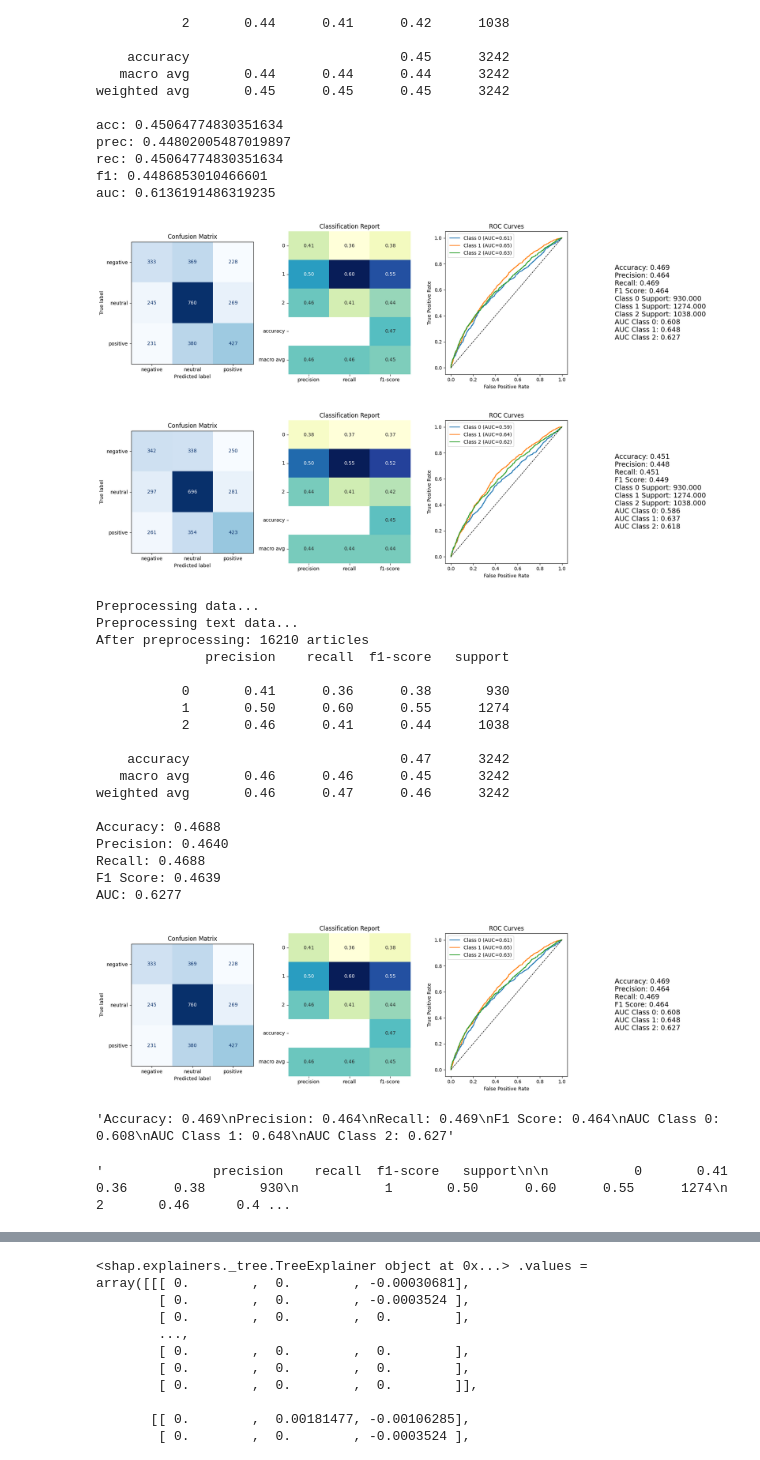
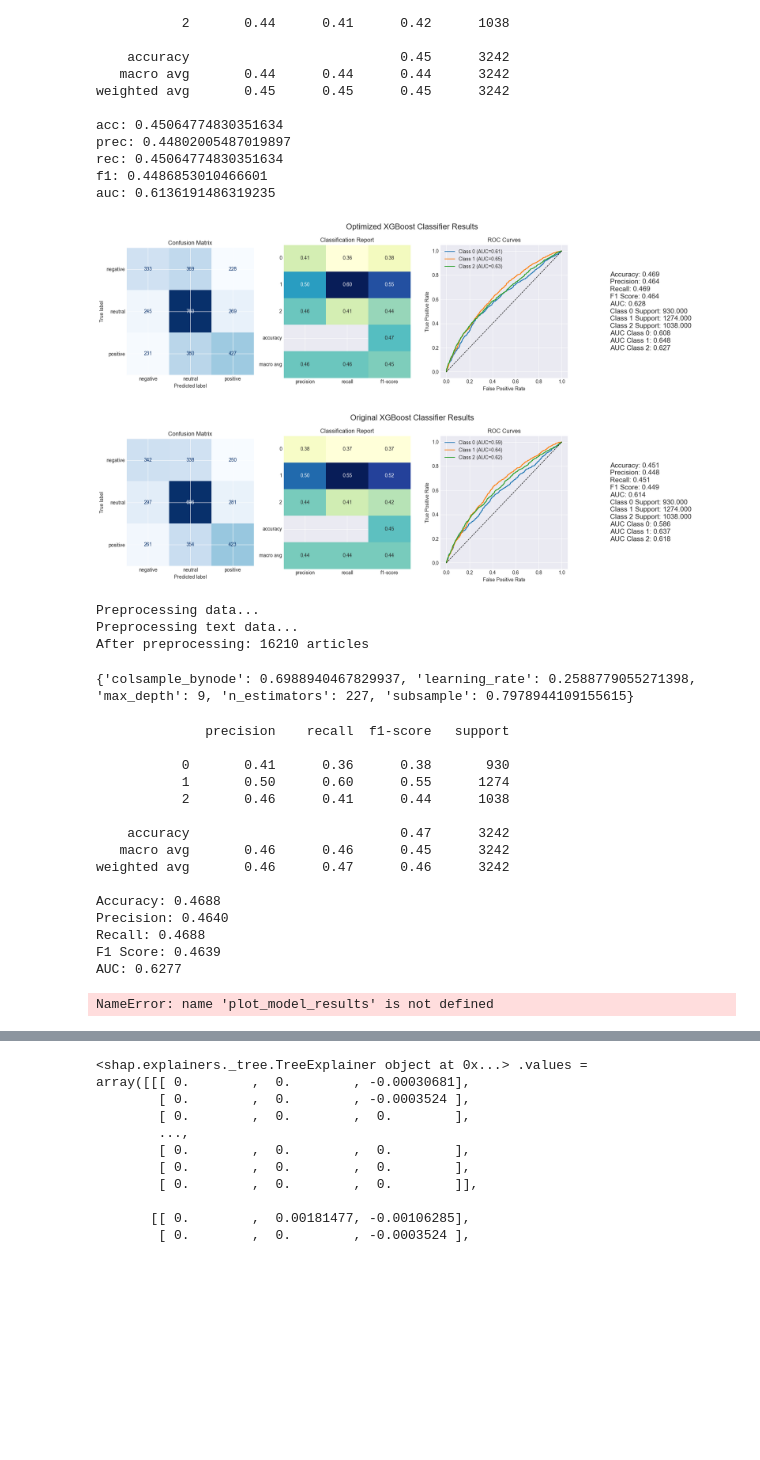
Before and after one commit to AndreasWendel/Examens, a Jupyter notebook: db checks.ipynb, the cells around one changed output, grey strips where cells are left out. Saved outputs shown, nothing was run; the diff lists cells and outputs as text; code cells hidden in the pictures; blank space fills up the shorter version.

Commit message:
Rest of everything, plus report paper

```diff
--- a/db checks.ipynb
+++ b/db checks.ipynb
@@ -469,6 +499,11 @@ Mean return at random: -0.0000
 T-test p-value: 0.5560
 [figure]
 # %%
+from scipy.stats import mannwhitneyu
+
+stat, p = mannwhitneyu(news_returns, random_returns, alternative='two-sided')
+print(f"Mann-Whitney U test: U={stat}, p-value={p}")
+
 timeframes = ['10min', '30min', '1h', '5h', '1d']
 t_tests = []
 news_returns_list = []
@@ -481,7 +516,8 @@ for timeframe in timeframes:
     print(f"Timeframe: {timeframe}")
     print(f"Mean return after news: {news_returns.mean():.4f}")
     print(f"Mean return at random: {random_returns.mean():.4f}")
-    t_stat, p_val = ttest_ind(news_returns, random_returns)
+    t_stat, p_val = ttest_ind(news_returns, random_returns, equal_var=False)
+    print(f"T-test statistic: {t_stat:.4f}")
     print(f"T-test p-value: {p_val:.4f}")
     t_tests.append(p_val)
     news_returns_list.append(news_returns)
@@ -1117,6 +1153,5 @@ sentiment_model = MarketSentiment()
 X_df, data, labelencoder = sentiment_model.preprocess_data(complete_df,
                                             max_features=5000,
                                             ngram_range=(1, 2),
-                                            use_lemmatization=True,
                                             threshold=0.002)
 # %% [output]
@@ -1300,9 +1333,9 @@ from sklearn.metrics import roc_curve, roc_auc_score
 from sklearn.preprocessing import label_binarize
 
 
-def plot_model_results(Y_test, Y_pred, Y_prob, Class_report, Labelencoder, Acc, Prec, Rec, F1):
+def plot_model_results(Y_test, Y_pred, Y_prob, Class_report, Labelencoder, Acc, Prec, Rec, F1, Auc, name):
     plt.figure(figsize=(18, 5))
-
+    plt.suptitle(f"{name} Results", fontsize=16)
     # Compute ROC curve and ROC area for each class
     n_classes = len(labelencoder.classes_)
     # Binarize the output
@@ -1347,6 +1380,7 @@ def plot_model_results(Y_test, Y_pred, Y_prob, Class_report, Labelencoder, Acc,
         "Precision": Prec,
         "Recall": Rec,
         "F1 Score": F1,
+        "AUC": Auc,
         "Class 0 Support": int(report_df.loc['0', 'support']),
         "Class 1 Support": int(report_df.loc['1', 'support']),
         "Class 2 Support": int(report_df.loc['2', 'support']),
@@ -1737,20 +1793,51 @@ f1: 0.4486853010466601
 auc: 0.6136191486319235
 # %%
 #opti
-opti_metric = plot_model_results(Y_test=y_test, Y_pred=y_pred_opti, Y_prob=y_proba_opti, Class_report=report_opti, Labelencoder=labelencoder, Acc=acc_opti, Prec=prec_opti, Rec=rec_opti, F1=f1_opti)
+opti_metric = plot_model_results(Y_test=y_test, Y_pred=y_pred_opti,
+                                 Y_prob=y_proba_opti, Class_report=report_opti,
+                                 Labelencoder=labelencoder, Acc=acc_opti,
+                                 Prec=prec_opti, Rec=rec_opti,
+                                 F1=f1_opti, Auc=auc_opti, name="Optimized XGBoost Classifier")
 #Orignal
-original_metric = plot_model_results(Y_test=y_test, Y_pred=y_pred, Y_prob=y_proba, Class_report=class_report, Labelencoder=labelencoder, Acc=acc, Prec=prec, Rec=rec, F1=f1)
+original_metric = plot_model_results(Y_test=y_test, Y_pred=y_pred,
+                                     Y_prob=y_proba, Class_report=class_report,
+                                     Labelencoder=labelencoder, Acc=acc,
+                                     Prec=prec, Rec=rec,
+                                     F1=f1, Auc=auc, name="Original XGBoost Classifier")
 # %% [output]
-[figure, old version]
+[figure, new version]
-[figure, old version]
+[figure, new version]
+# %%
+sentiment_model = MarketSentiment(use_lemmatization=True)
+
+# Preprocess your data as you already do:
+X_df, data, labelencoder = sentiment_model.preprocess_data(
+    complete_df, max_features=5000, ngram_range=(1, 2), threshold=0.002
+)
+y = data['encoded_target'].values
+X_train, X_test, y_train, y_test = train_test_split(X_df, y, test_size=0.2, random_state=42)
+# %% [output]
+Preprocessing data...
+Preprocessing text data...
+After preprocessing: 16210 articles
+# %%
+import pandas as pd
+
+# Load best XGBoost parameters from CSV
+best_params_df = pd.read_csv("best_xgb_params_new.csv")
+best_params = best_params_df.iloc[0].to_dict()
+# Ensure integer parameters are cast correctly
+if 'n_estimators' in best_params:
+    best_params['n_estimators'] = int(best_params['n_estimators'])
+if 'max_depth' in best_params:
+    best_params['max_depth'] = int(best_params['max_depth'])
+
+print(best_params)
+# %% [output]
+{'colsample_bynode': 0.6988940467829937, 'learning_rate': 0.2588779055271398, 'max_depth': 9, 'n_estimators': 227, 'subsample': 0.7978944109155615}
 # %%
 # Train final model
-sentiment_model = MarketSentiment(use_lemmatization=True)
 
-# Preprocess your data as you already do:
-X_df, data, labelencoder = sentiment_model.preprocess_data(
-    complete_df, max_features=5000, ngram_range=(1, 2), threshold=0.002
-)
 
 model = XGBClassifier(
     **best_params,
@@ -1779,9 +1866,6 @@ print(f"F1 Score: {f1:.4f}")
 print(f"AUC: {auc:.4f}")
 plot_model_results(Y_test=y_test, Y_pred=y_pred, Y_prob=y_proba, Class_report=report, Labelencoder=labelencoder, Acc=acc, Prec=prec, Rec=rec, F1=f1)
 # %% [output]
-Preprocessing data...
-Preprocessing text data...
-After preprocessing: 16210 articles
               precision    recall  f1-score   support
 
            0       0.41      0.36      0.38       930
@@ -1797,9 +1881,4 @@ Precision: 0.4640
 Recall: 0.4688
 F1 Score: 0.4639
 AUC: 0.6277
-[figure, removed]
-'Accuracy: 0.469\nPrecision: 0.464\nRecall: 0.469\nF1 Score: 0.464\nAUC Class 0: 0.608\nAUC Class 1: 0.648\nAUC Class 2: 0.627'
+NameError: name 'plot_model_results' is not defined
-# %%
-report
-# %% [output]
-'              precision    recall  f1-score   support\n\n           0       0.41      0.36      0.38       930\n           1       0.50      0.60      0.55      1274\n           2       0.46      0.4 ...
```
Also changed, not shown: parts of 59 cells of this notebook, 5 other files.
